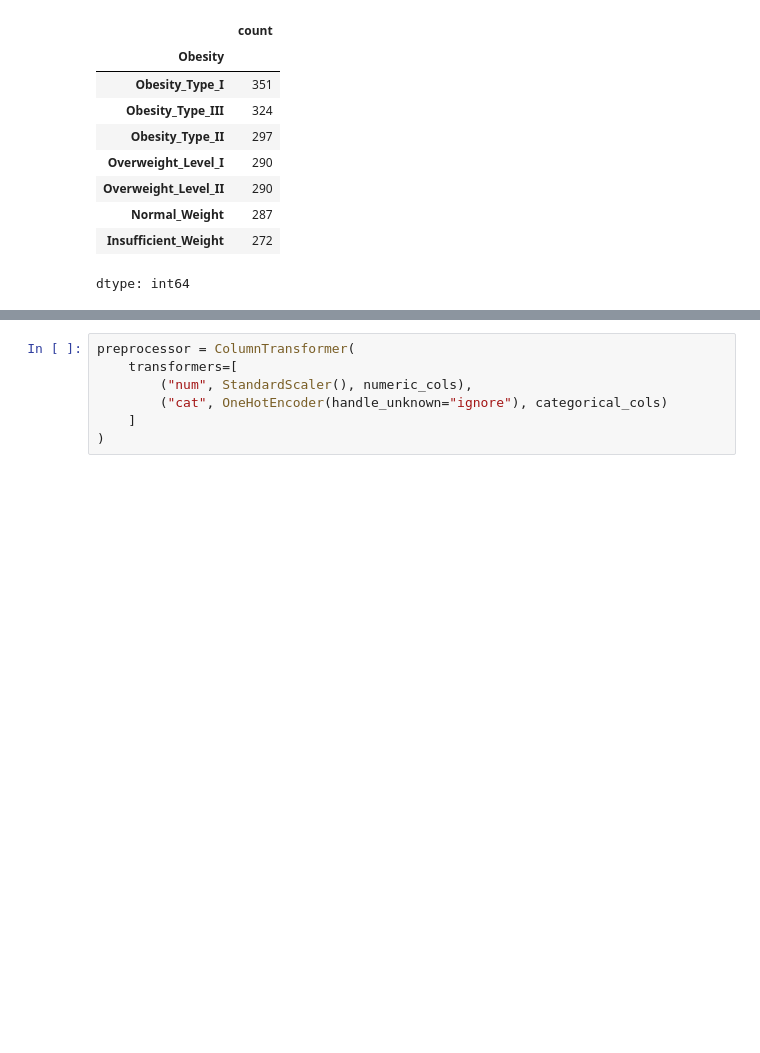
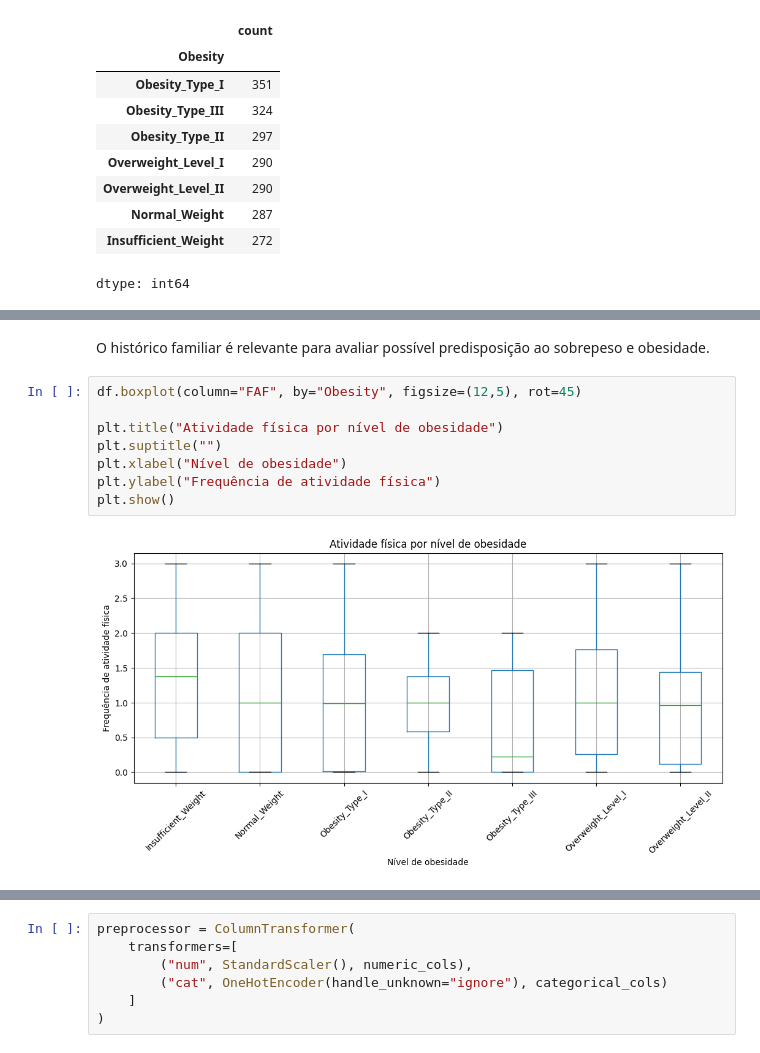
Before and after one commit to Marconiadsf/tech-challenge-obesity, a Jupyter notebook: notebook_modelagem.ipynb, the cells around one changed output, grey strips where cells are left out. Saved outputs shown, nothing was run; the diff lists cells and outputs as text; blank space fills up the shorter version.

```diff
--- a/notebook_modelagem.ipynb
+++ b/notebook_modelagem.ipynb
@@ -107,0 +170,12 @@ y = df["Obesity"]
+# %% [markdown]
+O histórico familiar é relevante para avaliar possível predisposição ao sobrepeso e obesidade.
+# %%
+df.boxplot(column="FAF", by="Obesity", figsize=(12,5), rot=45)
+
+plt.title("Atividade física por nível de obesidade")
+plt.suptitle("")
+plt.xlabel("Nível de obesidade")
+plt.ylabel("Frequência de atividade física")
+plt.show()
+# %% [output]
+[figure, added]
```
Also changed, not shown: parts of 51 cells of this notebook, 2 other files.
